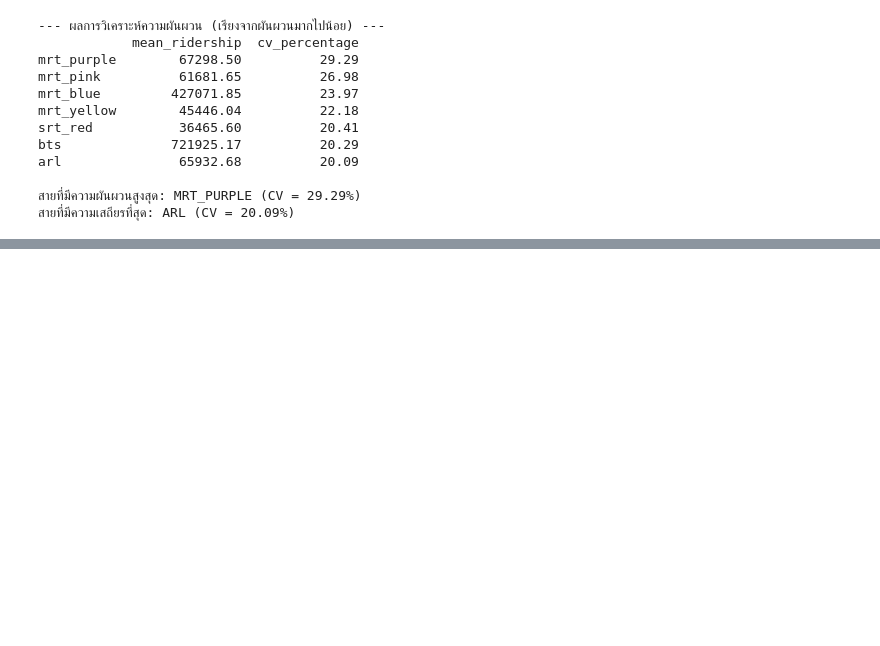
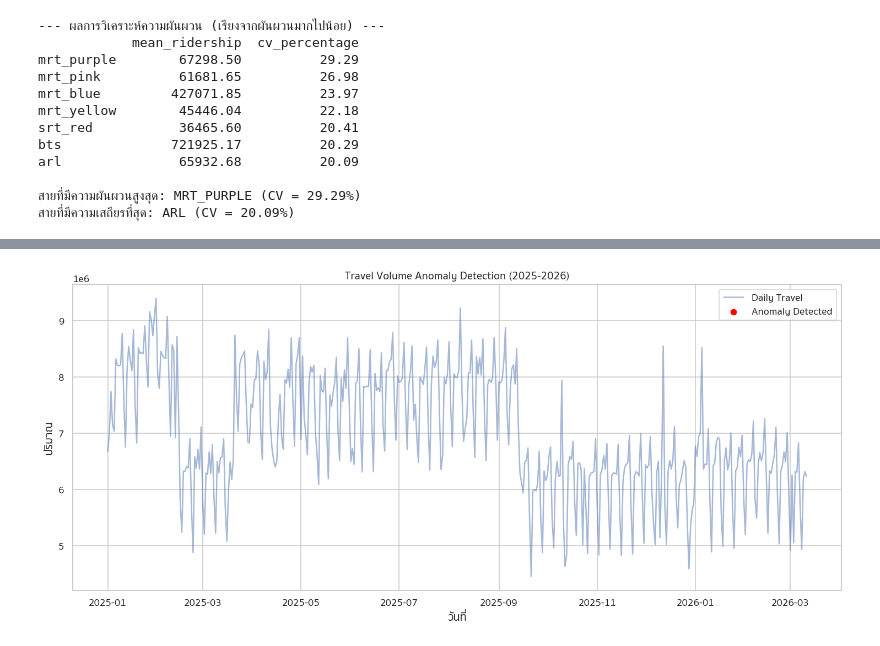
Before and after one commit to Theerat22/superAI, a Jupyter notebook: mini-hack1/transport.ipynb, the cells around one changed output, grey strips where cells are left out. Cells and saved outputs as stored; diff of their text form; code cells hidden in the pictures; blank space fills up the shorter version.

```diff
--- a/mini-hack1/transport.ipynb
+++ b/mini-hack1/transport.ipynb
@@ -696,0 +748,8 @@ arl               65932.68          20.09
+# %%
+from statsmodels.tsa.seasonal import seasonal_decompose
+
+# แยกองค์ประกอบ (Period=7 สำหรับข้อมูลรายวันที่มีรอบสัปดาห์)
+result = seasonal_decompose(daily_data.set_index('วันที่')['ปริมาณ'], model='additive', period=7)
+
+# ส่วนที่เป็น Residual นี่แหละคือ "จุดที่อธิบายไม่ได้ด้วยวงจรปกติ"
+daily_data['residual'] = result.resid
@@ -696,0 +767,37 @@ arl               65932.68          20.09
+# %%
+import holidays
+import pandas as pd
+
+# สร้าง Object วันหยุดของประเทศไทย
+th_holidays = holidays.Thailand(years=[2025, 2026])
+
+# ฟังก์ชันสำหรับระบุชื่อวันหยุด
+def get_holiday_name(date):
+    return th_holidays.get(date)
+
+# นำไปใช้กับ DataFrame
+daily_data['holiday_name'] = daily_data['วันที่'].map(get_holiday_name)
+daily_data['is_holiday'] = daily_data['holiday_name'].notna()
+# %%
+plt.figure(figsize=(15, 6))
+
+# 1. วาดกราฟเส้นปริมาณการเดินทาง
+sns.lineplot(data=daily_data, x='วันที่', y='ปริมาณ', label='Daily Travel', alpha=0.5)
+
+# 2. จุด Anomaly ที่พุ่งสูง (เช่น เกินค่าเฉลี่ย + 2SD ของ Residual)
+threshold = daily_data['residual'].std() * 2
+anomalies = daily_data[daily_data['residual'].abs() > threshold]
+
+plt.scatter(anomalies['วันที่'], anomalies['ปริมาณ'], color='red', label='Anomaly Detected')
+
+# 3. ใส่ Annotation ระบุชื่อเทศกาล
+for i, row in anomalies.iterrows():
+    if row['is_holiday']:
+        plt.annotate('Holiday/Festival', (row['วันที่'], row['ปริมาณ']),
+                     textcoords="offset points", xytext=(0,10), ha='center', color='darkgreen')
+
+plt.title('Travel Volume Anomaly Detection (2025-2026)')
+plt.legend()
+plt.show()
+# %% [output]
+[figure, added]
```
Also changed, not shown: parts of 9 cells of this notebook.
